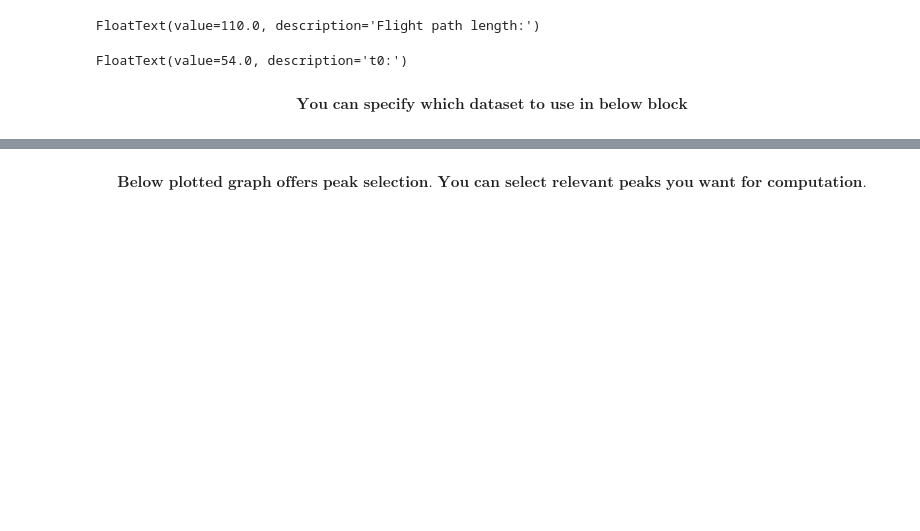
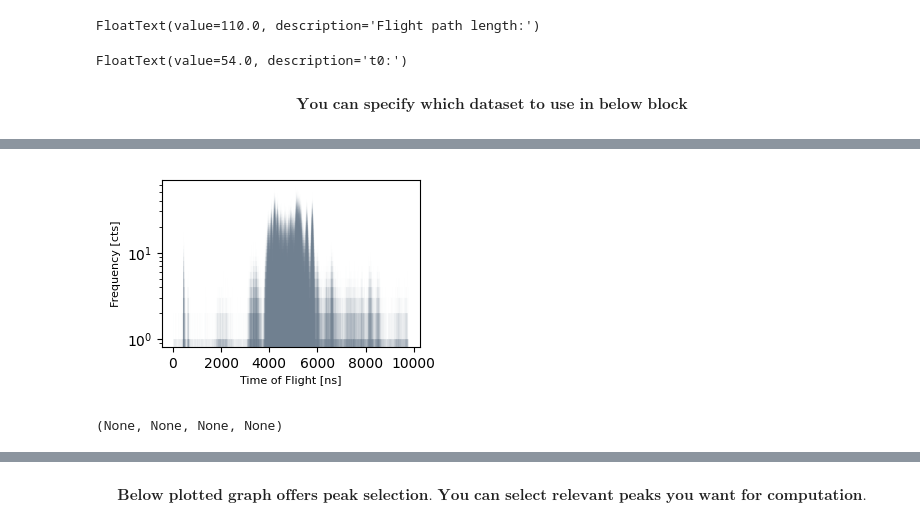
Before and after one commit to mmonajem/pyoxcart, a Jupyter notebook: pyccapt/calibration/tutorials/jupyter_files/02_1_tof_voltage_bowl_calibration.ipynb, the cells around one changed output, grey strips where cells are left out. Saved outputs shown, nothing was run; the diff lists cells and outputs as text; code cells hidden in the pictures; blank space fills up the shorter version.

```diff
--- a/pyccapt/calibration/tutorials/jupyter_files/02_1_tof_voltage_bowl_calibration.ipynb
+++ b/pyccapt/calibration/tutorials/jupyter_files/02_1_tof_voltage_bowl_calibration.ipynb
@@ -127,6 +127,11 @@ variables.dld_t_calib_backup = np.copy(dld_t)
 ion_distance = np.sqrt(flightPathLength_d.value**2 + (dld_x*10)**2 + (dld_y*10)**2)
 ion_distance = flightPathLength_d.value / ion_distance
 dld_t = dld_t * ion_distance
+# %%
+tools.hist_plot(dld_t[dld_t < 10000], 0.1, prominence=200, distance=100, h_line=True, text_loc='right', percent=percent_mrp, plot=True, label='tof', peaks_find=False, fig_name=figname, fig_size=(9/2.54, 6/2.54))
+# %% [output]
+[figure, added]
+(None, None, None, None)
 # %%
 percent_mrp = 50
 peaks_ini, peaks_y_ini, peak_widths_p_ini, _ = tools.hist_plot(dld_t[dld_t < 2000], 0.1, prominence=200, distance=100, h_line=True, text_loc='right', percent=percent_mrp, plot=True, label='tof', fig_name=figname, fig_size=(9/2.54, 6/2.54))
```
Also changed, not shown: parts of 12 cells of this notebook, 12 other files.
